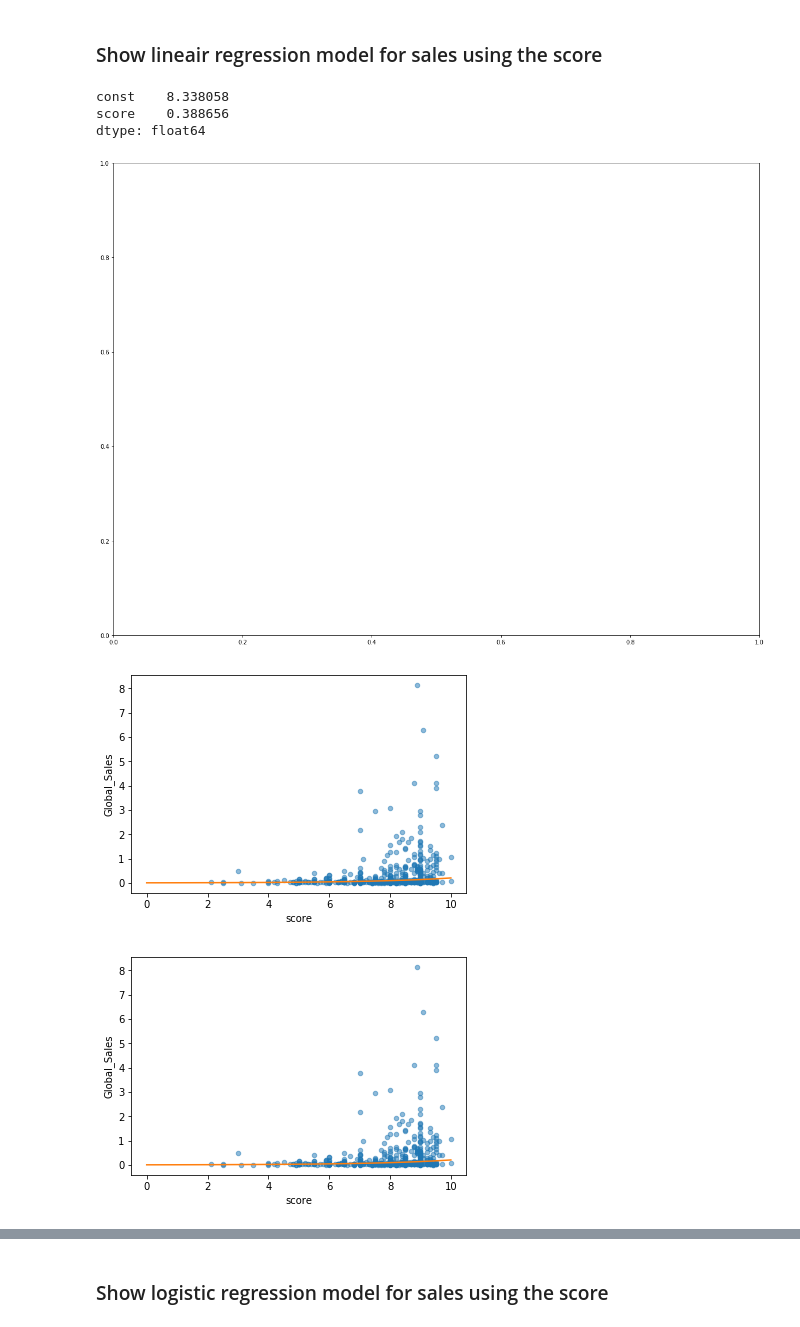
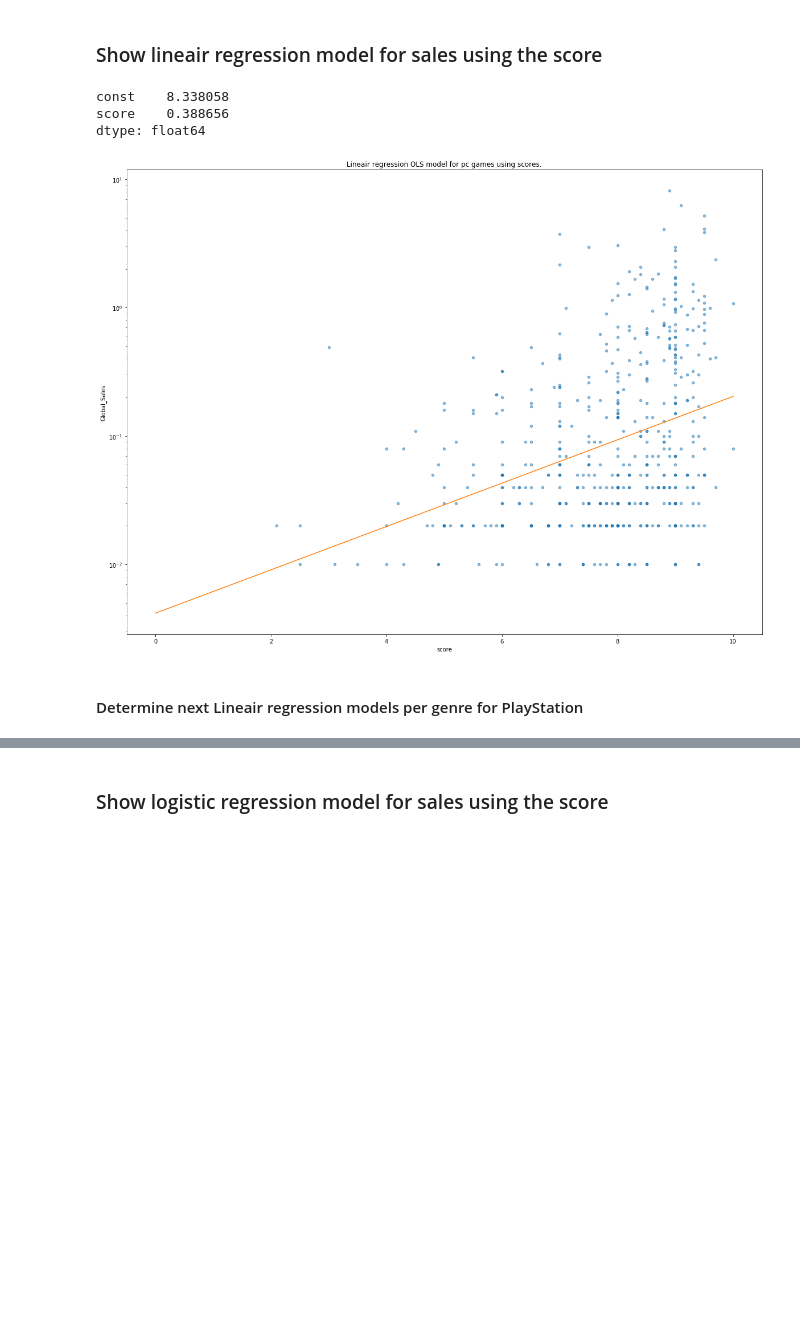
Before and after one commit to Archifer/SDA-Project, a Jupyter notebook: SDA-Project Xav.ipynb, the cells around one changed output, grey strips where cells are left out. Cells and saved outputs as stored; diff of their text form; code cells hidden in the pictures; blank space fills up the shorter version.

Commit message:
added lin reg for only score and calculating which genre is best

```diff
--- a/SDA-Project Xav.ipynb
+++ b/SDA-Project Xav.ipynb
@@ -209,26 +209,11 @@ data_pc = get_beautiful_dict('data/our_data_PC.csv')
 # %% [markdown]
 ### Show lineair regression model for sales using the score
 # %%
-# def calc_LinR_model(data, target_key, param_key):
-#     target_values = get_target(data, target_key)
-#     target_values = [np.log(value) for value in target_values]
-#     df = pd.DataFrame(data, columns=our_keys)
-
-#     # Put the target (Global Sales -- Global_Sales) in another DataFrame
-#     target = pd.DataFrame(target_values, columns=[target_key])
-
-#     X = df[param_key]
-#     y = target[target_key]
-
-#     model = sm.OLS(y, X)
-
-#     return model
-
 def copy_data(data):
     return [dict(row) for row in data]
 
 def plot_linr(data, target_key, param_key):
-    data = [dict(row) for row in data]
+    data = copy_data(data)
     data2 = copy_data(data)
 
     for i in range(0, len(data)):
@@ -237,35 +222,36 @@ def plot_linr(data, target_key, param_key):
     target_values = get_target(data2, target_key)
 
     df1 = pd.DataFrame(data, columns=our_keys)
     df2 = pd.DataFrame(data2, columns=our_keys)
 
     # Put the target (Global Sales -- Global_Sales) in another DataFrame
     target2 = pd.DataFrame(target_values, columns=[target_key])
 
     X2 = df1[param_key]
     y2 = target2[target_key]
     X2 = sm.add_constant(X2)
     model2 = sm.OLS(y2, X2)
 
-    ax = df1.plot(x=our_score, y=our_global, kind='scatter', alpha=0.5)
+    ax = df1.plot(x=our_score, y=our_global, kind='scatter', alpha=0.5, figsize=(20,15))
     mp = model2.fit().params
 
     # generate x-values for your regression line (two is sufficient)
     x = np.arange(0, 10.1, 0.1)
 
     print(mp)
     # plot regression line on the same axes, set x-axis limits
 
     ax.plot(x, np.e**(mp.const + mp.score * x) / 10**6, color='C1', label='Lin Regression for only param Score')
-
+    plt.yscale('log')
+    plt.title('Lineair regression OLS model for pc games using scores.')
     plt.show()
 
 data_pc = get_beautiful_dict('data/our_data_PC.csv')
 plot_linr(data_pc, our_global, our_score)
 # %% [output]
 const    8.338058
 score    0.388656
 dtype: float64
-[figure, old version]
+[figure, new version]
-[figure, removed]
-[figure, removed]
+# %% [markdown]
+#### Determine next Lineair regression models per genre for PlayStation
```
Also changed, not shown: parts of 3 cells of this notebook.
